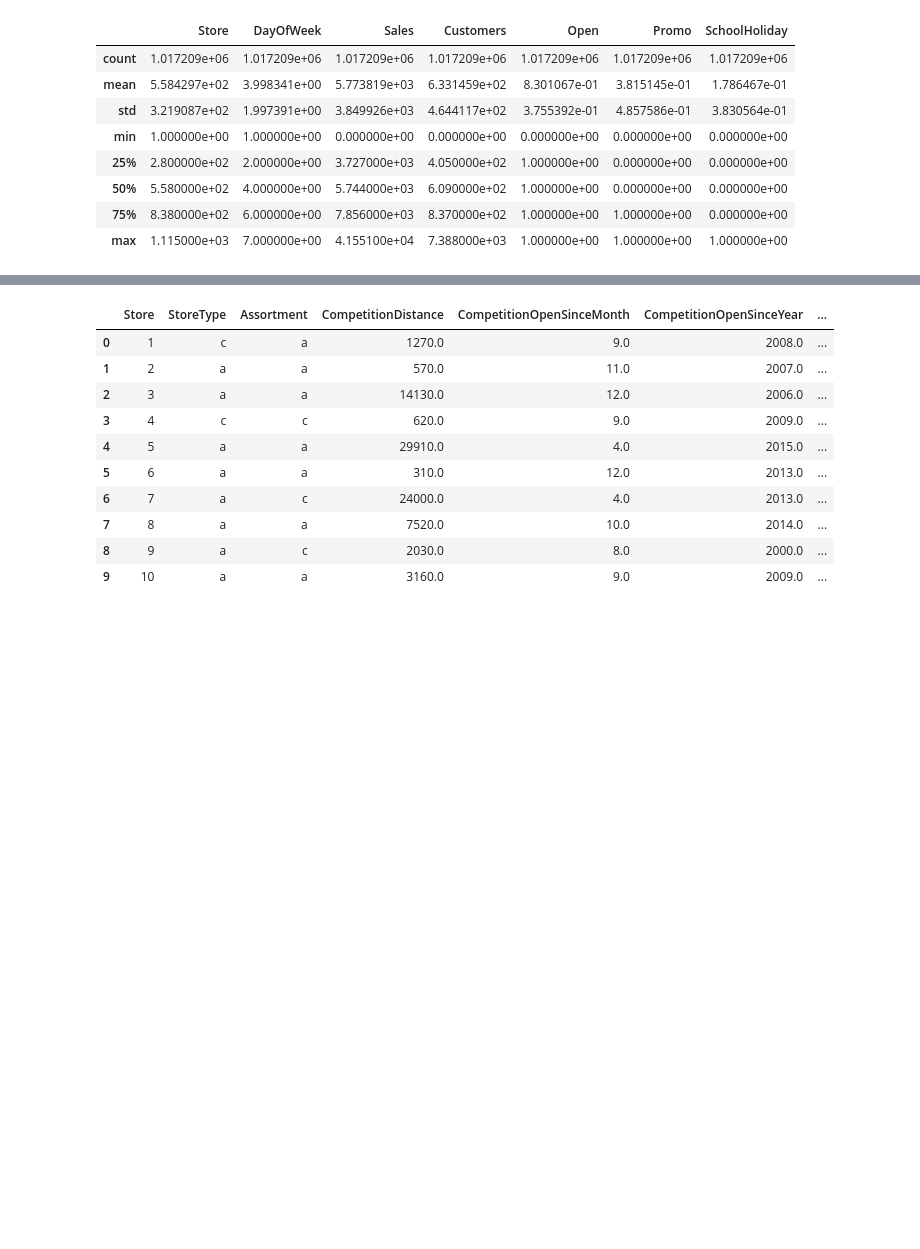
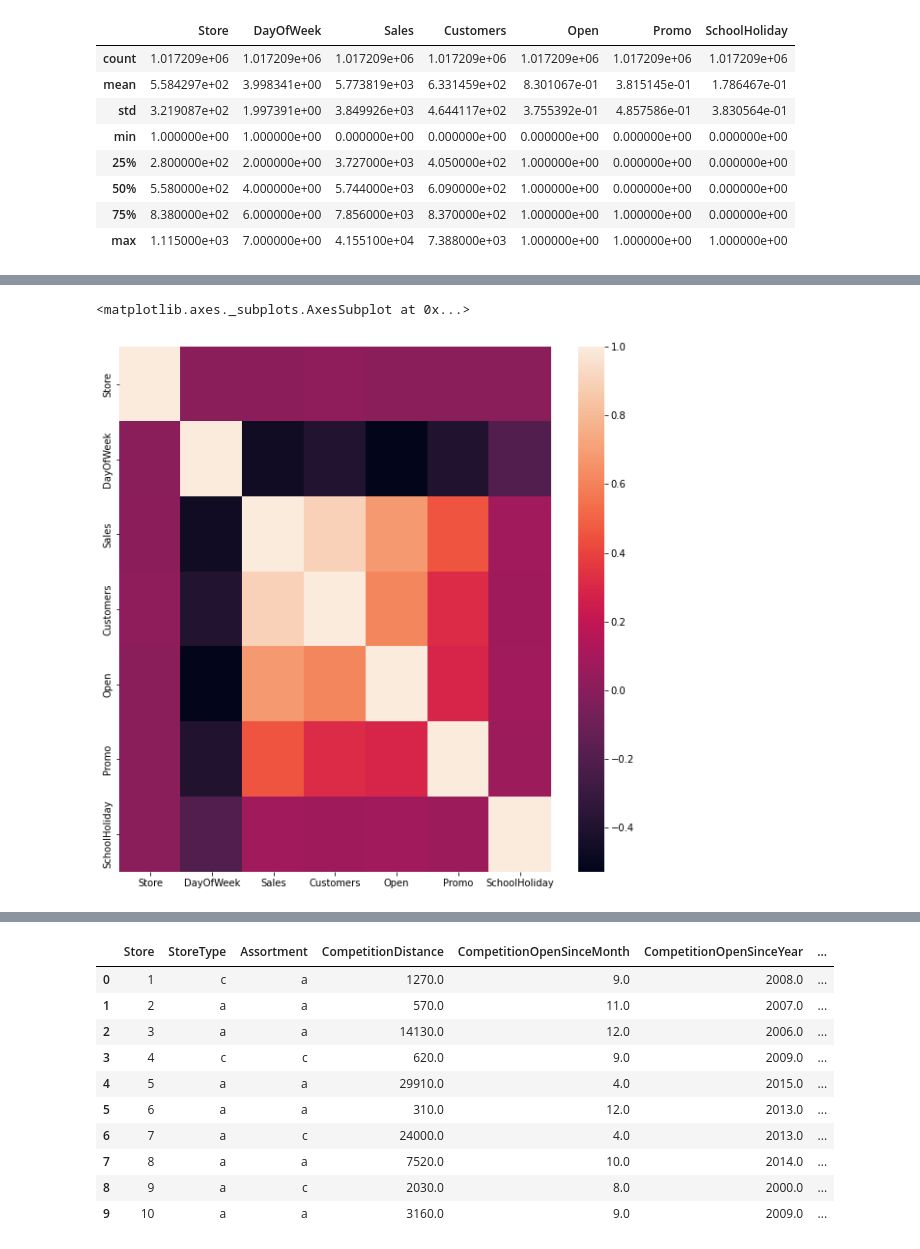
Before and after one commit to shivansh9770/Rossmann-Sales-Prediction-, a Jupyter notebook: Rossmann_Sales_Prediction_Capstone_Project.ipynb, the cells around one changed output, grey strips where cells are left out. Cells and saved outputs as stored; diff of their text form; code cells hidden in the pictures; blank space fills up the shorter version.

```diff
--- a/Rossmann_Sales_Prediction_Capstone_Project.ipynb
+++ b/Rossmann_Sales_Prediction_Capstone_Project.ipynb
@@ -84,0 +163,3 @@ sales_df.describe()
+# %%
+#let us convert '0' to 0
+sales_df[sales_df['StateHoliday']=='0']=0
@@ -84,0 +177,2 @@ sales_df.describe()
+# %%
+sales_df = pd.get_dummies(sales_df, columns=["StateHoliday"])
@@ -84,0 +197,2 @@ sales_df.describe()
+# %%
+sales_df.drop(columns=['SchoolHoliday','StateHoliday_0'],axis=1,inplace=True)
@@ -84,0 +215,7 @@ sales_df.describe()
+# %%
+fig, ax = plt.subplots(figsize=(10, 10))
+corr=sales_df.corr()
+sns.heatmap(corr)
+# %% [output]
+<matplotlib.axes._subplots.AxesSubplot at 0x...>
+[figure, added]
```
Also changed, not shown: parts of 30 cells of this notebook.
